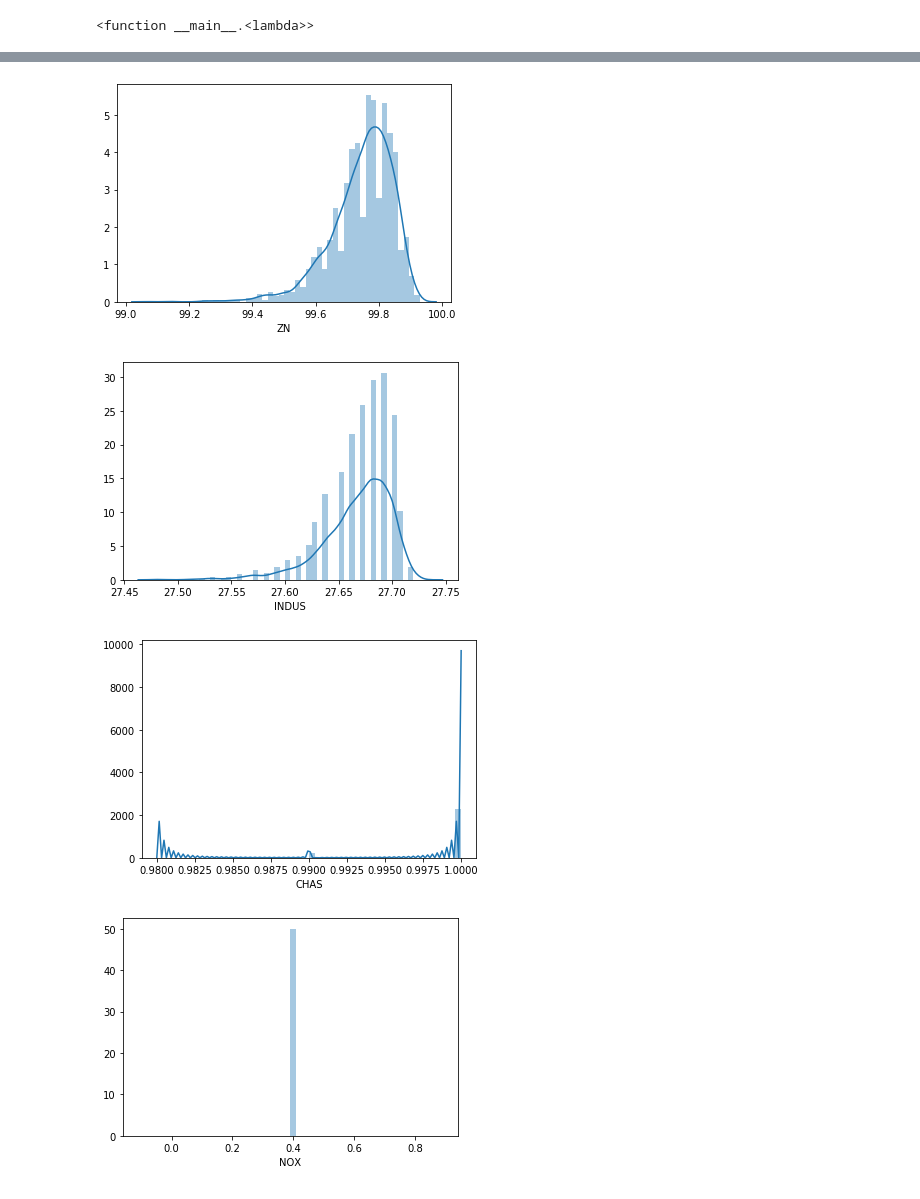
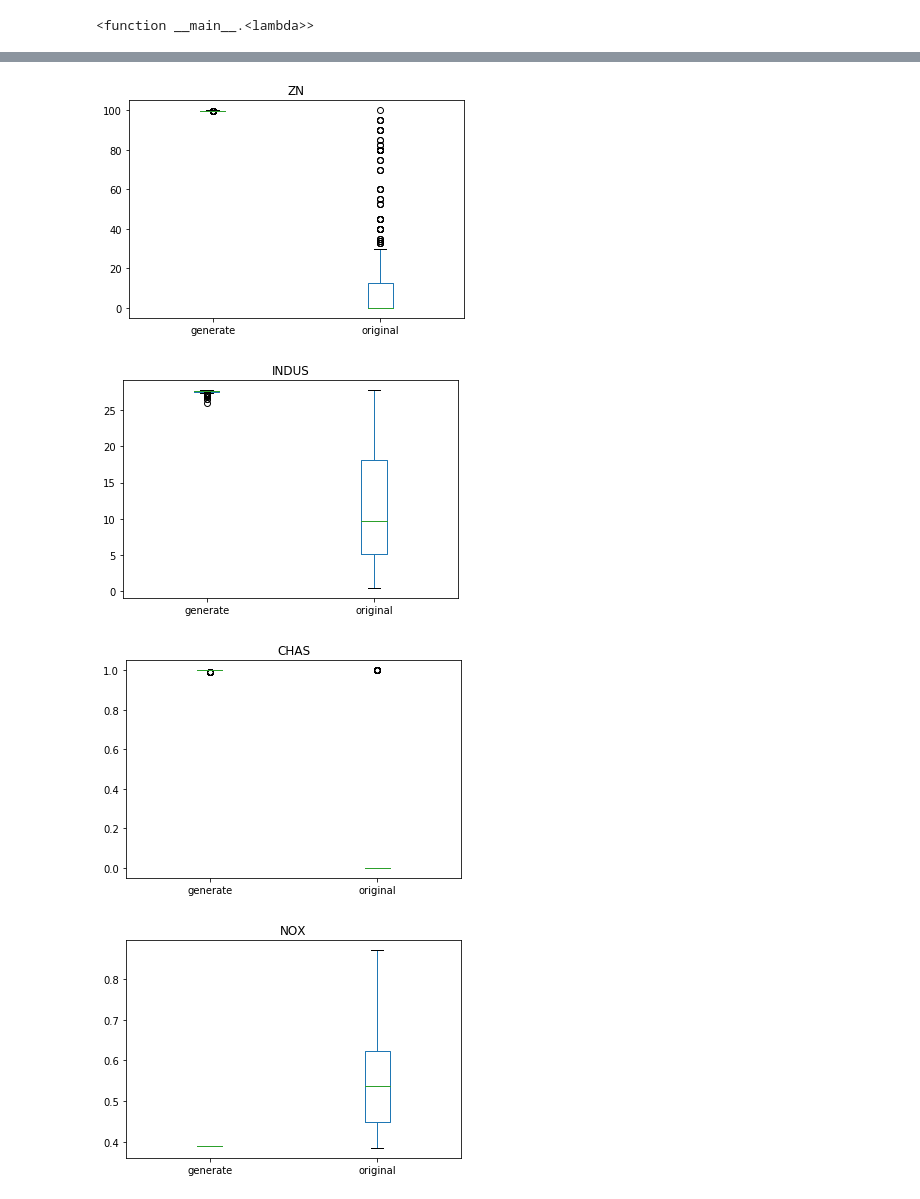
Before and after one commit to skywalker0803r/Ricky, a Jupyter notebook: Find_best_house.ipynb, the cells around one changed output, grey strips where cells are left out. Cells and saved outputs as stored; diff of their text form; code cells hidden in the pictures.

```diff
--- a/Find_best_house.ipynb
+++ b/Find_best_house.ipynb
@@ -280,6 +280,6 @@ epochs 99 loss -83.8410
 # %%
 a = pd.DataFrame(G(noise).detach().numpy(),columns = bos.feature_names)
-b = pd.Series(price_model(G(noise)).detach().numpy().ravel(),name='price')
+b = pd.Series(price_model(G(noise)).detach().numpy().ravel(),name='Price')
 
 a[:] = mm.inverse_transform(a[:])
 res = a.join(b)
@@ -314,5 +314,10 @@ row.
+# %%
+res = res.sample(len(df))
 # %%
 for i in res.columns:
-  sns.distplot(res[i])
+  plot_data = pd.concat([res[i],df[i]],axis=1)
+  plot_data.columns = ['generate','original']
+  plot_data.plot(kind='box')
+  plt.title(i)
   plt.show()
 # %% [output]
@@ -320,4 +325,4 @@ for i in res.columns:
-[figure, old version]
+[figure, new version]
-[figure, old version]
+[figure, new version]
-[figure, old version]
+[figure, new version]
-[figure, old version]
+[figure, new version]
```
Also changed, not shown: parts of 7 cells of this notebook.
